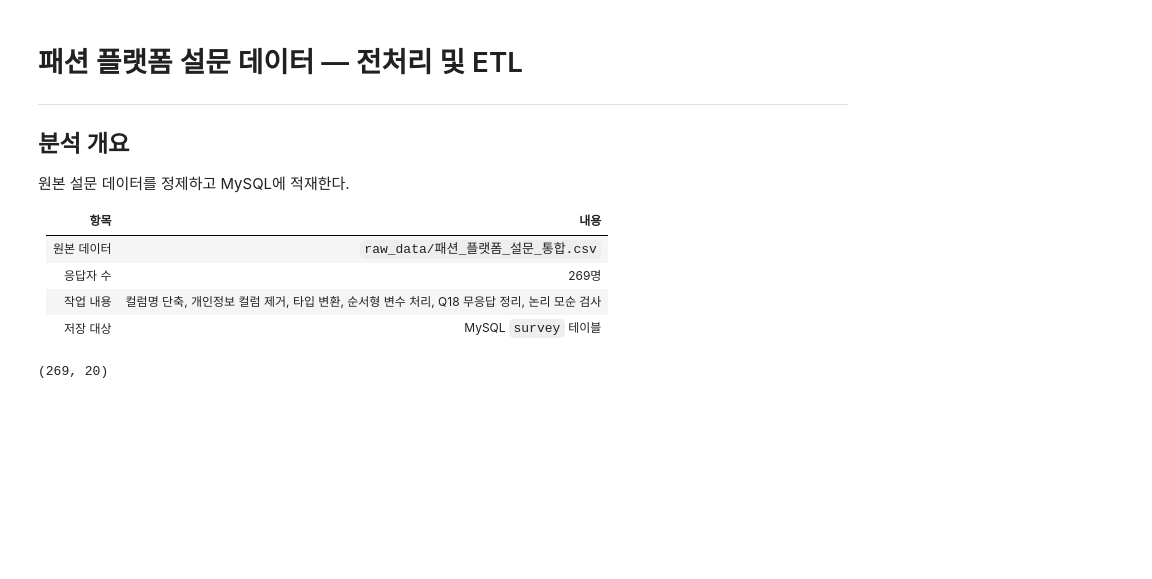
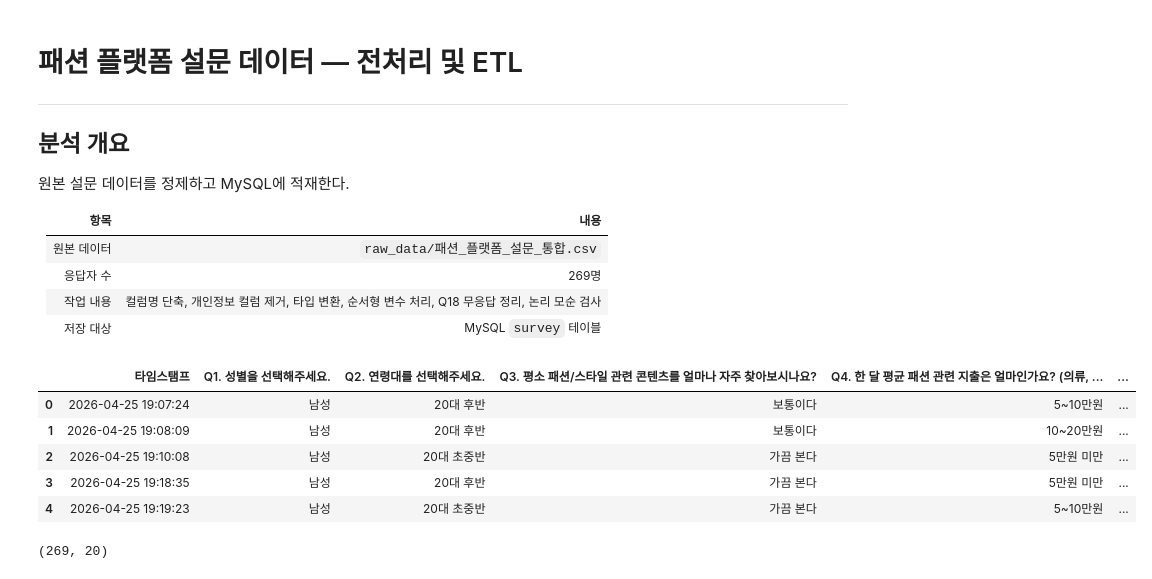
Before and after one commit to kth530/fashion_platform_analysis, a Jupyter notebook: notebooks/01_cleaning.ipynb, the cells around one changed output. Cells and saved outputs as stored; diff of their text form; code cells hidden in the pictures; blank space fills up the shorter version.

```diff
--- a/notebooks/01_cleaning.ipynb
+++ b/notebooks/01_cleaning.ipynb
@@ -21,6 +21,16 @@ from dotenv import load_dotenv
 import os
 # %%
 df = pd.read_csv('../raw_data/패션_플랫폼_설문_통합.csv', encoding='utf-8-sig')
+# %%
+# 원본 미리보기 — 개인정보 보호를 위해 마지막 이메일 컬럼은 제외하고 표시
+df.drop(columns=df.columns[-1]).head()
+# %% [output]
+|  | 타임스탬프 | Q1. 성별을 선택해주세요. | Q2. 연령대를 선택해주세요. | Q3. 평소 패션/스타일 관련 콘텐츠를 얼마나 자주 찾아보시나요? | Q4. 한 달 평균 패션 관련 지출은 얼마인가요? (의류, ... | ... |
+| 0 | 2026-04-25 19:07:24 | 남성 | 20대 후반 | 보통이다 | 5~10만원 | ... |
+| 1 | 2026-04-25 19:08:09 | 남성 | 20대 후반 | 보통이다 | 10~20만원 | ... |
+| 2 | 2026-04-25 19:10:08 | 남성 | 20대 초중반 | 가끔 본다 | 5만원 미만 | ... |
+| 3 | 2026-04-25 19:18:35 | 남성 | 20대 후반 | 가끔 본다 | 5만원 미만 | ... |
+| 4 | 2026-04-25 19:19:23 | 남성 | 20대 초중반 | 가끔 본다 | 5~10만원 | ... |
 # %%
 print(df.shape)
 df.columns.tolist()
```
Also changed, not shown: parts of 1 cell of this notebook.
